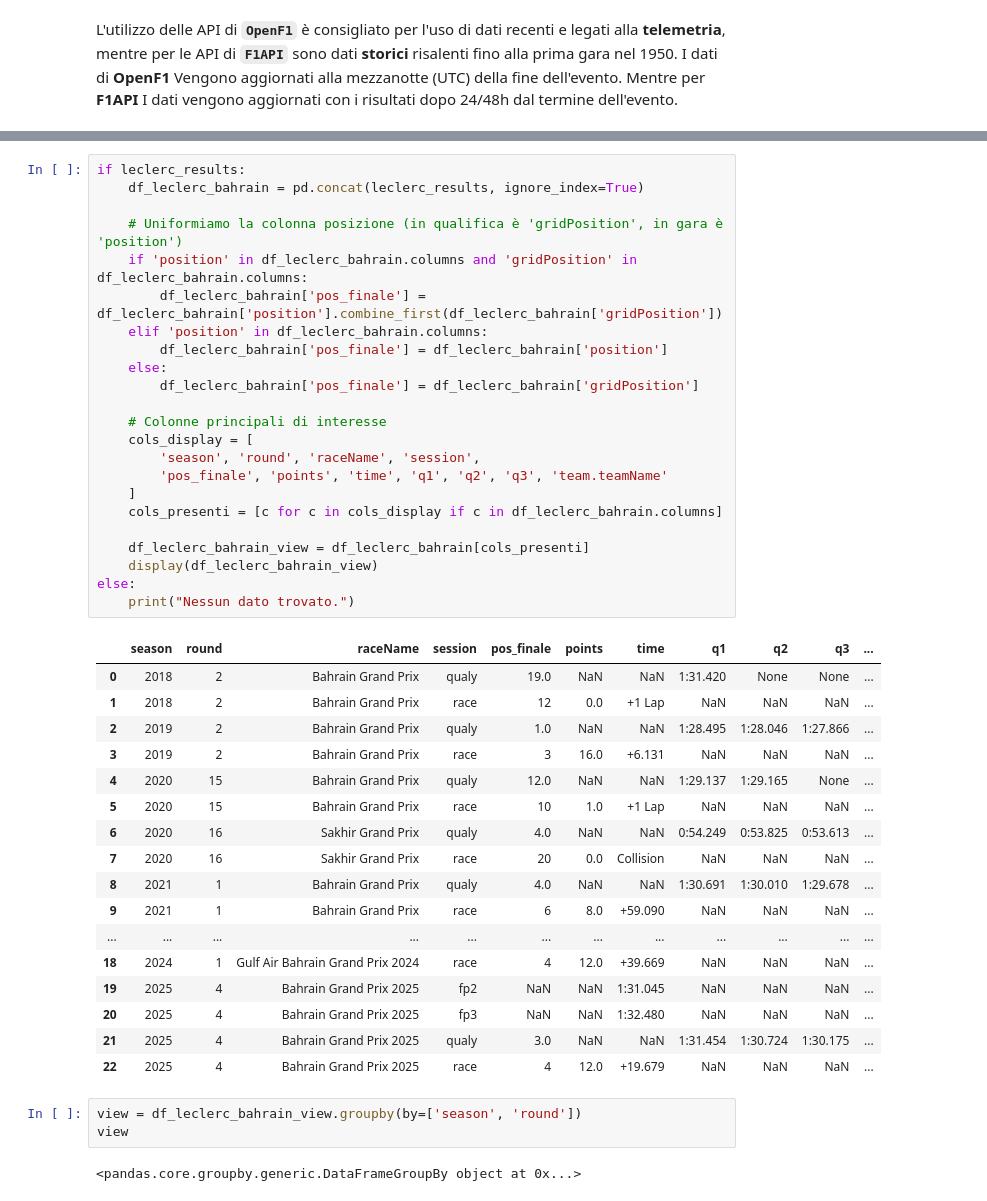
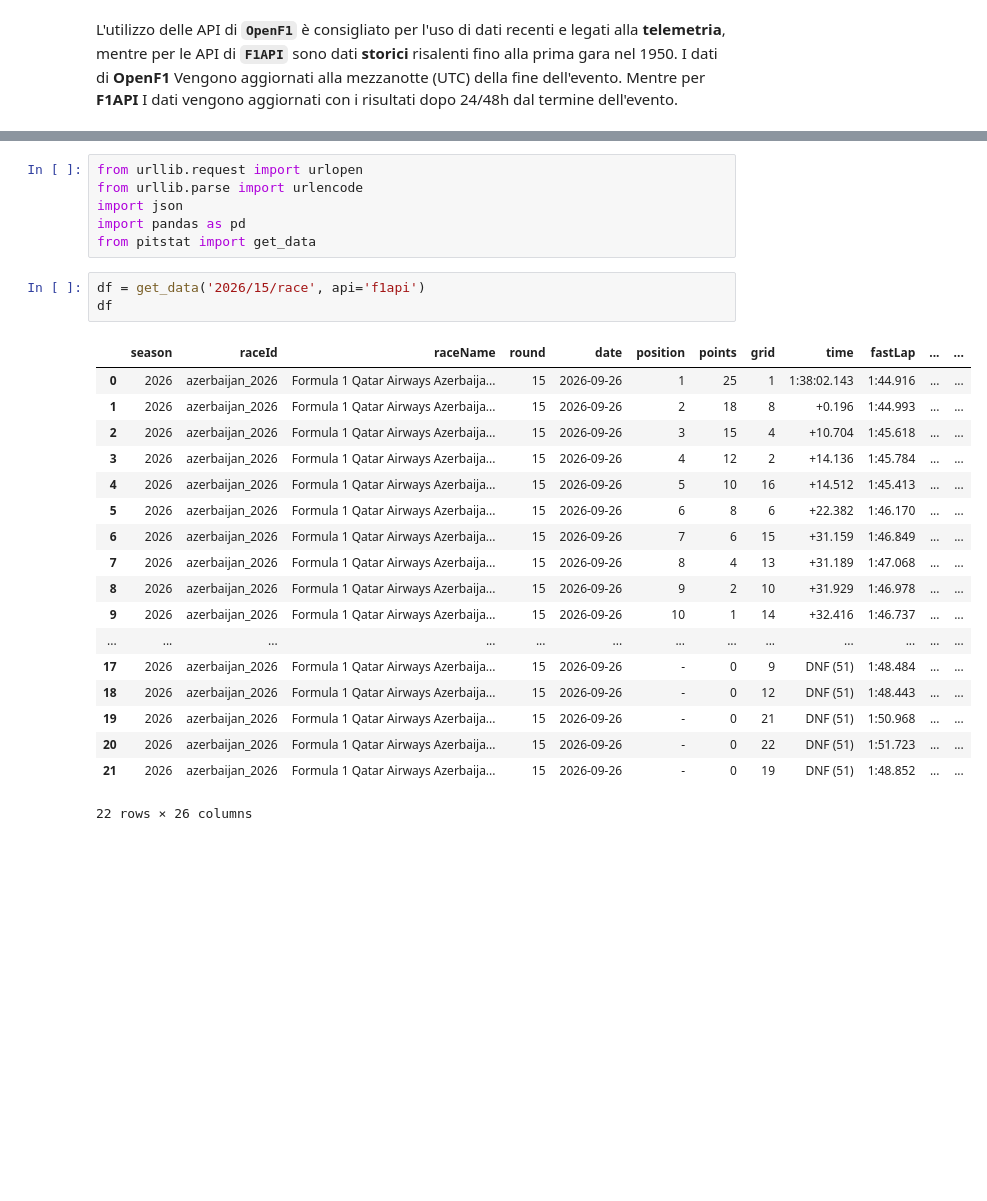
Before and after one commit to DiFrape/PitStat, a Jupyter notebook: F1_Stats.ipynb, the cells around one changed output, grey strips where cells are left out. Drawn from its saved outputs; the diff is of its cells as text; blank space fills up the shorter version.

```diff
--- a/F1_Stats.ipynb
+++ b/F1_Stats.ipynb
@@ -346,46 +5,28 @@ Scaricamento sessioni: Bahrain Grand Prix 2025 2025 (Round 4)...
-# %%
-if leclerc_results:
-    df_leclerc_bahrain = pd.concat(leclerc_results, ignore_index=True)
-
-    # Uniformiamo la colonna posizione (in qualifica è 'gridPosition', in gara è 'position')
-    if 'position' in df_leclerc_bahrain.columns and 'gridPosition' in df_leclerc_bahrain.columns:
-        df_leclerc_bahrain['pos_finale'] = df_leclerc_bahrain['position'].combine_first(df_leclerc_bahrain['gridPosition'])
-    elif 'position' in df_leclerc_bahrain.columns:
-        df_leclerc_bahrain['pos_finale'] = df_leclerc_bahrain['position']
-    else:
-        df_leclerc_bahrain['pos_finale'] = df_leclerc_bahrain['gridPosition']
-
-    # Colonne principali di interesse
-    cols_display = [
-        'season', 'round', 'raceName', 'session',
-        'pos_finale', 'points', 'time', 'q1', 'q2', 'q3', 'team.teamName'
-    ]
-    cols_presenti = [c for c in cols_display if c in df_leclerc_bahrain.columns]
-
-    df_leclerc_bahrain_view = df_leclerc_bahrain[cols_presenti]
-    display(df_leclerc_bahrain_view)
-else:
-    print("Nessun dato trovato.")
-# %% [output]
-|  | season | round | raceName | session | pos_finale | points | time | q1 | q2 | q3 | ... |
-| 0 | 2018 | 2 | Bahrain Grand Prix | qualy | 19.0 | NaN | NaN | 1:31.420 | None | None | ... |
-| 1 | 2018 | 2 | Bahrain Grand Prix | race | 12 | 0.0 | +1 Lap | NaN | NaN | NaN | ... |
-| 2 | 2019 | 2 | Bahrain Grand Prix | qualy | 1.0 | NaN | NaN | 1:28.495 | 1:28.046 | 1:27.866 | ... |
-| 3 | 2019 | 2 | Bahrain Grand Prix | race | 3 | 16.0 | +6.131 | NaN | NaN | NaN | ... |
-| 4 | 2020 | 15 | Bahrain Grand Prix | qualy | 12.0 | NaN | NaN | 1:29.137 | 1:29.165 | None | ... |
-| 5 | 2020 | 15 | Bahrain Grand Prix | race | 10 | 1.0 | +1 Lap | NaN | NaN | NaN | ... |
-| 6 | 2020 | 16 | Sakhir Grand Prix | qualy | 4.0 | NaN | NaN | 0:54.249 | 0:53.825 | 0:53.613 | ... |
-| 7 | 2020 | 16 | Sakhir Grand Prix | race | 20 | 0.0 | Collision | NaN | NaN | NaN | ... |
-| 8 | 2021 | 1 | Bahrain Grand Prix | qualy | 4.0 | NaN | NaN | 1:30.691 | 1:30.010 | 1:29.678 | ... |
-| 9 | 2021 | 1 | Bahrain Grand Prix | race | 6 | 8.0 | +59.090 | NaN | NaN | NaN | ... |
-| ... | ... | ... | ... | ... | ... | ... | ... | ... | ... | ... | ... |
-| 18 | 2024 | 1 | Gulf Air Bahrain Grand Prix 2024 | race | 4 | 12.0 | +39.669 | NaN | NaN | NaN | ... |
-| 19 | 2025 | 4 | Bahrain Grand Prix 2025 | fp2 | NaN | NaN | 1:31.045 | NaN | NaN | NaN | ... |
-| 20 | 2025 | 4 | Bahrain Grand Prix 2025 | fp3 | NaN | NaN | 1:32.480 | NaN | NaN | NaN | ... |
-| 21 | 2025 | 4 | Bahrain Grand Prix 2025 | qualy | 3.0 | NaN | NaN | 1:31.454 | 1:30.724 | 1:30.175 | ... |
-| 22 | 2025 | 4 | Bahrain Grand Prix 2025 | race | 4 | 12.0 | +19.679 | NaN | NaN | NaN | ... |
-# %%
-view = df_leclerc_bahrain_view.groupby(by=['season', 'round'])
-view
-# %% [output]
-<pandas.core.groupby.generic.DataFrameGroupBy object at 0x...>
+# %%
+from urllib.request import urlopen
+from urllib.parse import urlencode
+import json
+import pandas as pd
+from pitstat import get_data
+# %%
+df = get_data('2026/15/race', api='f1api')
+df
+# %% [output]
+|  | season | raceId | raceName | round | date | position | points | grid | time | fastLap | ... | ... |
+| 0 | 2026 | azerbaijan_2026 | Formula 1 Qatar Airways Azerbaija... | 15 | 2026-09-26 | 1 | 25 | 1 | 1:38:02.143 | 1:44.916 | ... | ... |
+| 1 | 2026 | azerbaijan_2026 | Formula 1 Qatar Airways Azerbaija... | 15 | 2026-09-26 | 2 | 18 | 8 | +0.196 | 1:44.993 | ... | ... |
+| 2 | 2026 | azerbaijan_2026 | Formula 1 Qatar Airways Azerbaija... | 15 | 2026-09-26 | 3 | 15 | 4 | +10.704 | 1:45.618 | ... | ... |
+| 3 | 2026 | azerbaijan_2026 | Formula 1 Qatar Airways Azerbaija... | 15 | 2026-09-26 | 4 | 12 | 2 | +14.136 | 1:45.784 | ... | ... |
+| 4 | 2026 | azerbaijan_2026 | Formula 1 Qatar Airways Azerbaija... | 15 | 2026-09-26 | 5 | 10 | 16 | +14.512 | 1:45.413 | ... | ... |
+| 5 | 2026 | azerbaijan_2026 | Formula 1 Qatar Airways Azerbaija... | 15 | 2026-09-26 | 6 | 8 | 6 | +22.382 | 1:46.170 | ... | ... |
+| 6 | 2026 | azerbaijan_2026 | Formula 1 Qatar Airways Azerbaija... | 15 | 2026-09-26 | 7 | 6 | 15 | +31.159 | 1:46.849 | ... | ... |
+| 7 | 2026 | azerbaijan_2026 | Formula 1 Qatar Airways Azerbaija... | 15 | 2026-09-26 | 8 | 4 | 13 | +31.189 | 1:47.068 | ... | ... |
+| 8 | 2026 | azerbaijan_2026 | Formula 1 Qatar Airways Azerbaija... | 15 | 2026-09-26 | 9 | 2 | 10 | +31.929 | 1:46.978 | ... | ... |
+| 9 | 2026 | azerbaijan_2026 | Formula 1 Qatar Airways Azerbaija... | 15 | 2026-09-26 | 10 | 1 | 14 | +32.416 | 1:46.737 | ... | ... |
+| ... | ... | ... | ... | ... | ... | ... | ... | ... | ... | ... | ... | ... |
+| 17 | 2026 | azerbaijan_2026 | Formula 1 Qatar Airways Azerbaija... | 15 | 2026-09-26 | - | 0 | 9 | DNF (51) | 1:48.484 | ... | ... |
+| 18 | 2026 | azerbaijan_2026 | Formula 1 Qatar Airways Azerbaija... | 15 | 2026-09-26 | - | 0 | 12 | DNF (51) | 1:48.443 | ... | ... |
+| 19 | 2026 | azerbaijan_2026 | Formula 1 Qatar Airways Azerbaija... | 15 | 2026-09-26 | - | 0 | 21 | DNF (51) | 1:50.968 | ... | ... |
+| 20 | 2026 | azerbaijan_2026 | Formula 1 Qatar Airways Azerbaija... | 15 | 2026-09-26 | - | 0 | 22 | DNF (51) | 1:51.723 | ... | ... |
+| 21 | 2026 | azerbaijan_2026 | Formula 1 Qatar Airways Azerbaija... | 15 | 2026-09-26 | - | 0 | 19 | DNF (51) | 1:48.852 | ... | ... |
+22 rows × 26 columns
```
Also changed, not shown: parts of 38 cells of this notebook, 7 other files.
